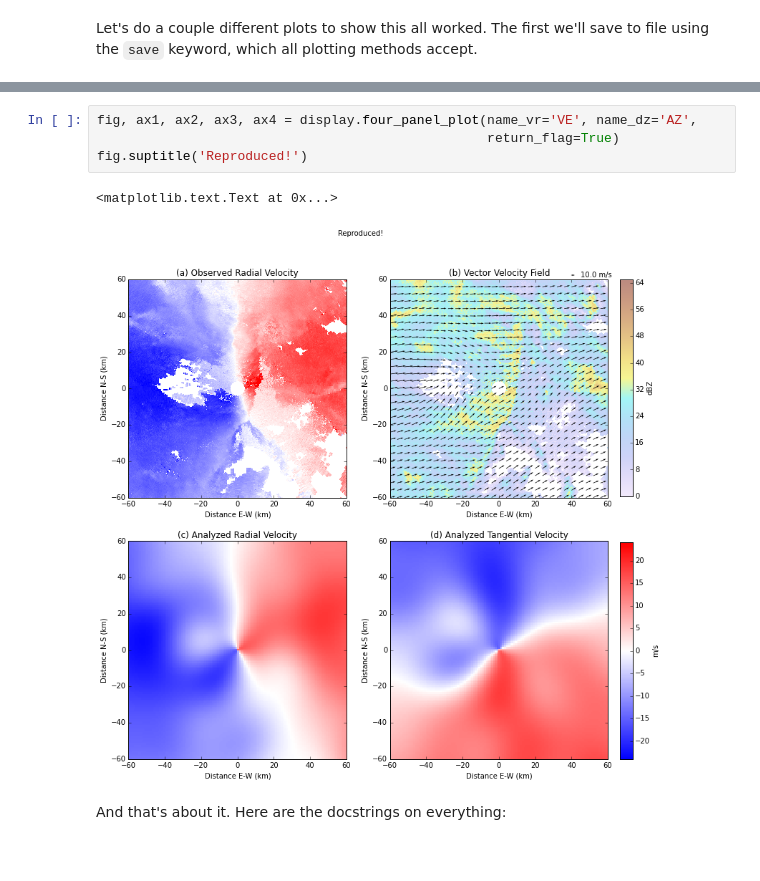
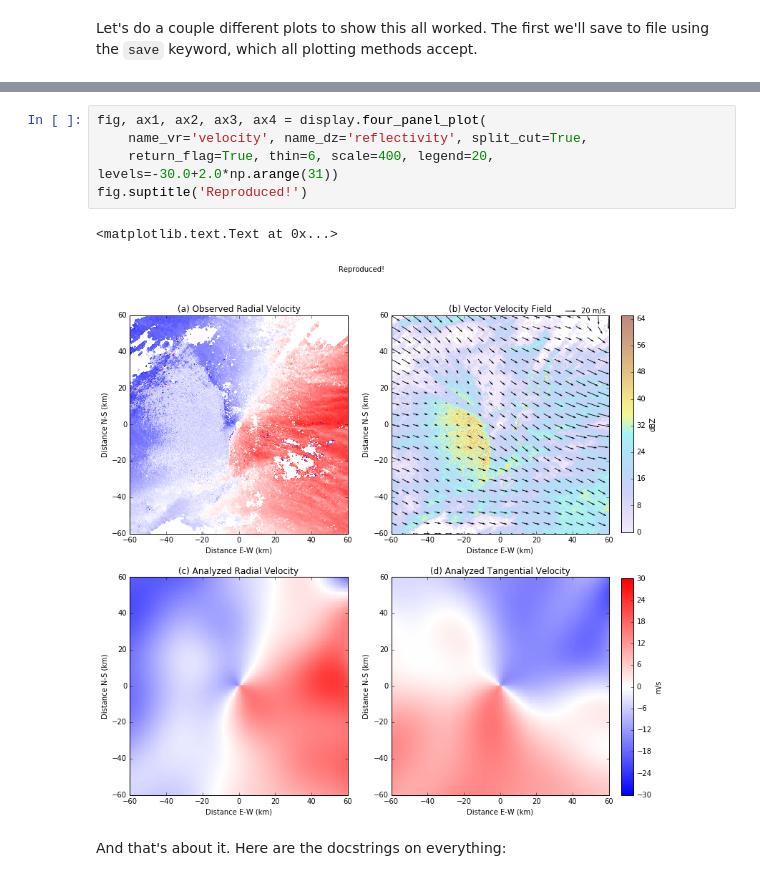
Before and after one commit to nasa/SingleDop, a Jupyter notebook: notebooks/SingleDop_Demo.ipynb, the cells around one changed output, grey strips where cells are left out. Saved outputs shown, nothing was run; the diff lists cells and outputs as text.

```diff
--- a/notebooks/SingleDop_Demo.ipynb
+++ b/notebooks/SingleDop_Demo.ipynb
@@ -175,10 +175,11 @@ display.plot_radial_tangential_contours(save='radial_tangential_contours.png')
 # %%
-fig, ax1, ax2, ax3, ax4 = display.four_panel_plot(name_vr='VE', name_dz='AZ',
-                                                  return_flag=True)
+fig, ax1, ax2, ax3, ax4 = display.four_panel_plot(
+    name_vr='velocity', name_dz='reflectivity', split_cut=True,
+    return_flag=True, thin=6, scale=400, legend=20, levels=-30.0+2.0*np.arange(31))
 fig.suptitle('Reproduced!')
 # %% [output]
 <matplotlib.text.Text at 0x...>
-[figure, old version]
+[figure, new version]
 # %% [markdown]
 And that's about it. Here are the docstrings on everything:
 # %%
```
Also changed, not shown: parts of 11 cells of this notebook, 2 other files.
